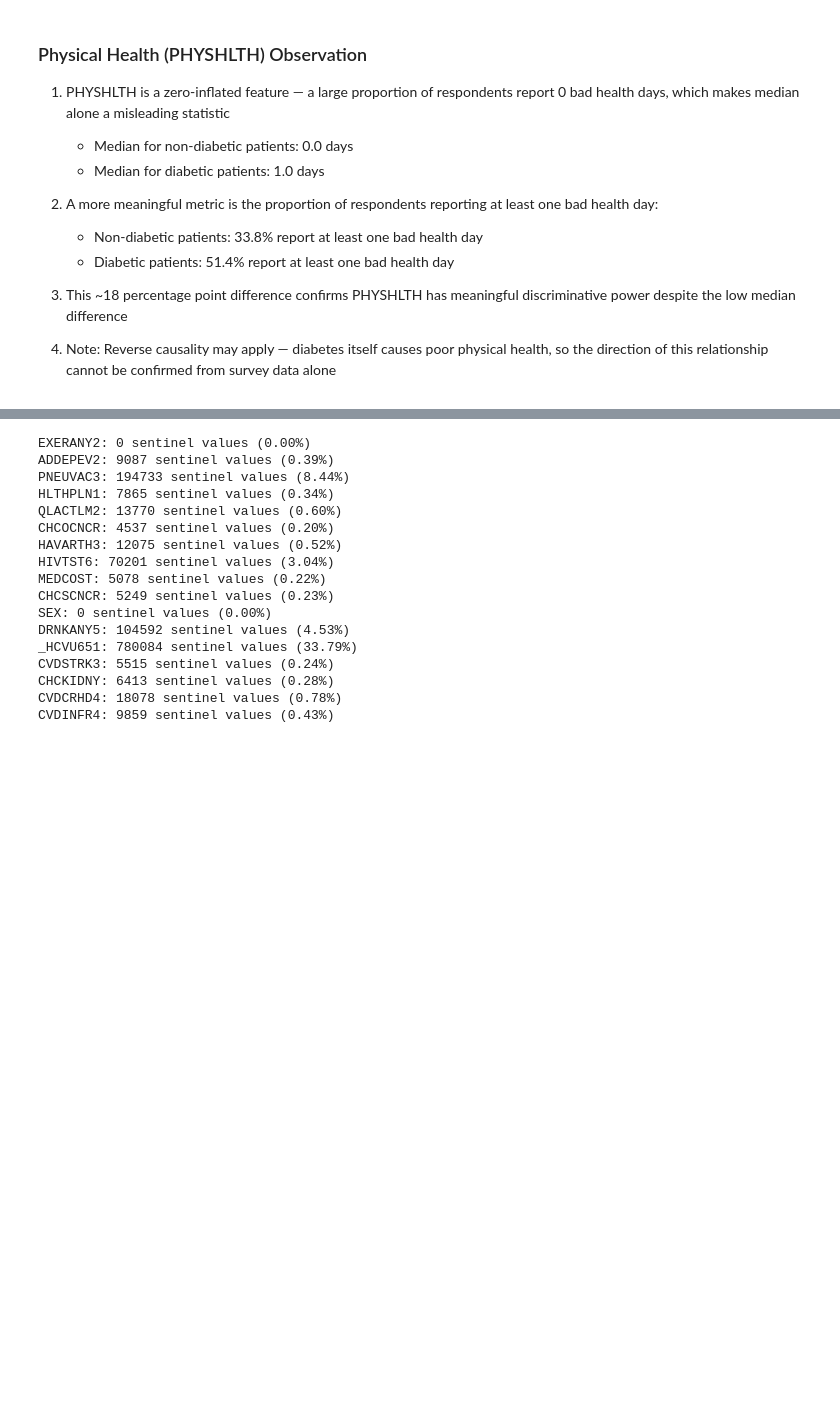
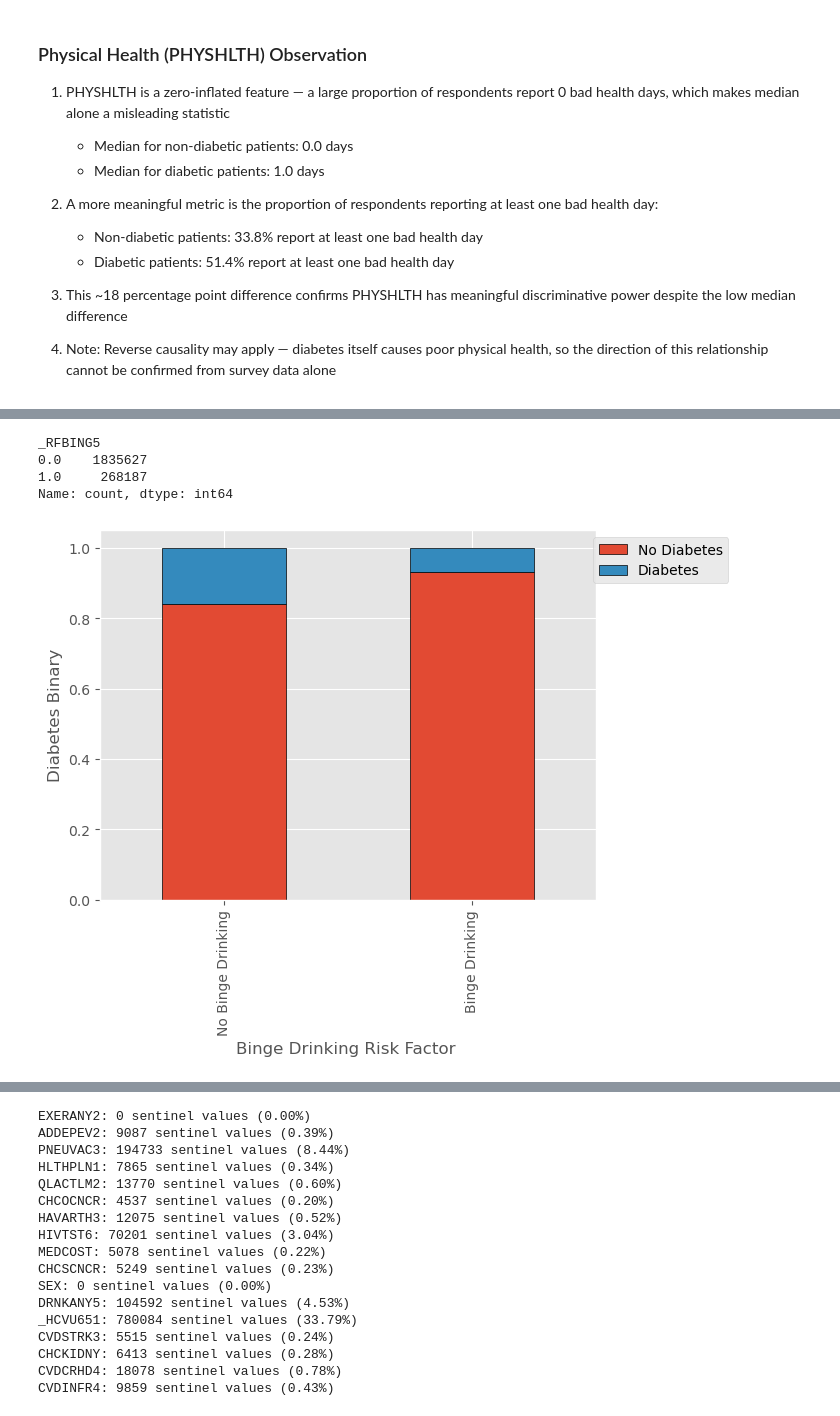
Before and after one commit to dsbyvansh/AI-Powered-Early-Disease-Risk-Prediction-Explainable-Health-Intelligence-System, a Jupyter notebook: notebooks/eda.ipynb, the cells around one changed output, grey strips where cells are left out. Drawn from its saved outputs; the diff is of its cells as text; code cells hidden in the pictures; blank space fills up the shorter version.

```diff
--- a/notebooks/eda.ipynb
+++ b/notebooks/eda.ipynb
@@ -234,0 +296,21 @@ Name: PHYSHLTH, dtype: float64
+# %%
+df["_RFBING5"] = df["_RFBING5"].replace({1.0:0})
+df["_RFBING5"] = df["_RFBING5"].replace({2.0:1})
+df["_RFBING5"].value_counts()
+# %% [output]
+_RFBING5
+0.0    1835627
+1.0     268187
+Name: count, dtype: int64
+# %%
+rct = pd.crosstab(df["_RFBING5"],df["Diabetes_binary"],normalize="index")
+rct.plot(kind='bar',stacked=True,edgecolor = 'black')
+plt.xticks([1,0],["Binge Drinking","No Binge Drinking"])
+plt.xlabel("Binge Drinking Risk Factor ")
+plt.ylabel("Diabetes Binary")
+plt.legend(["No Diabetes","Diabetes"],bbox_to_anchor=(1.28, 1))
+plt.style.use("ggplot")
+plt.savefig("../reports/bivariate/bingedrinkingvsdiabetes.png",bbox_inches= 'tight', dpi=150)
+plt.show()
+# %% [output]
+[figure, added]
```
Also changed, not shown: parts of 20 cells of this notebook, 4 other files.
